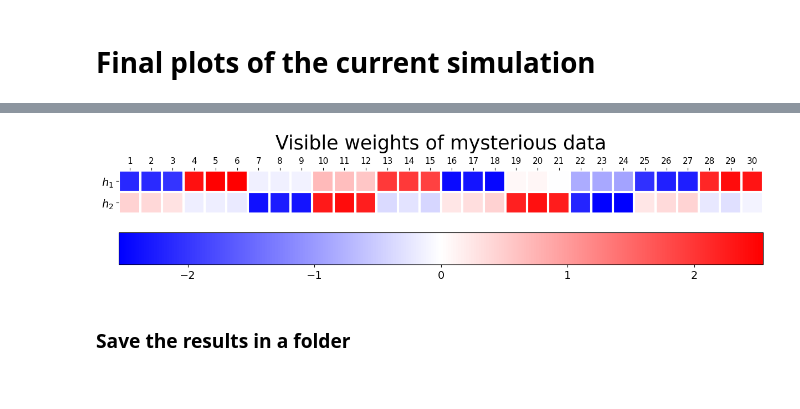
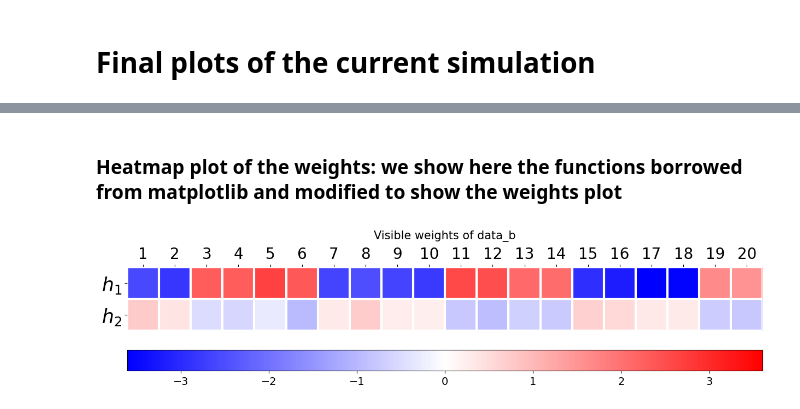
Before and after one commit to RiccardoTancredi/LaboratoryOfComputationalPhysics-Mod.B, a Jupyter notebook: E2/group2301_exercise2.ipynb, the cells around one changed output, grey strips where cells are left out. Saved outputs shown, nothing was run; the diff lists cells and outputs as text; code cells hidden in the pictures.

```diff
--- a/E2/group2301_exercise2.ipynb
+++ b/E2/group2301_exercise2.ipynb
@@ -563,7 +578,7 @@ n = CD
 t = 1
 
 #rate, for calculating stuff
-printrate = 1
+printrate = 10
 
 # Number of epochs
 epochs = Number_of_epochs
@@ -583,7 +598,7 @@ else:
 print('===================================================')
 for epoch in range(epochs):
     # aggregate normalization of batch statistics and learning rate
-    t = 1 # Adam time reset at each epoch
+    # t = 1 # Adam time reset at each epoch
     for k in range(N):
         if m==0:
             # initialize averages in miniblock
@@ -678,11 +693,11 @@ for epoch in range(epochs):
         sco_temp = our_score(v1) if data == "b" else our_score_mysterious(v1)
         score.append(sco_temp)
 
-        # # Log-likelihood update
-        # log_temp = log_likelihood(w, a, b, v0-mu_c, hfin-lambda_c)
-        # log_res.append(log_temp)
+        # Log-likelihood update
+        log_temp = log_likelihood(w, a, b, v0-mu_c, hfin-lambda_c)
+        log_res.append(log_temp)
 
-        # print(f"logl = {log_temp}, score = {sco_temp}")
+        print(f"logl = {log_temp}, score = {sco_temp}")
 
     # randomize the order of input data
     np.random.shuffle(v)
@@ -884,8 +881,10 @@ df["entropy"] = entropy
+# %% [markdown]
+### **Heatmap plot of the weights**: we show here the functions borrowed from matplotlib and modified to show the weights plot
 # %%
 # Functions taken from https://matplotlib.org/stable/gallery/images_contours_and_fields/image_annotated_heatmap.html
 
 
-title = "Visible weights of mysterious data"
+title = "Visible weights of data_b"
 def heatmap(data, row_labels, col_labels, ax=None,
             cbar_kw=None, cbarlabel="", **kwargs):
 
@@ -900,15 +899,15 @@ def heatmap(data, row_labels, col_labels, ax=None,
 
 
     # Create colorbar
-    cbar = ax.figure.colorbar(im, ax=ax, location = "bottom", pad = 0.03,**cbar_kw)
+    cbar = ax.figure.colorbar(im, ax=ax, location = "bottom", pad=0.03, aspect=30, **cbar_kw)
     cbar.ax.set_ylabel(cbarlabel, rotation=-90, va="bottom")
 
     # Show all ticks and label them with the respective list entries.
     ax.set_xticks(np.arange(data.shape[1]), labels=col_labels)
-    ax.set_yticks(np.arange(data.shape[0]), labels=row_labels)
+    ax.set_yticks(np.arange(data.shape[0]), labels=row_labels, fontsize=25)
 
 
-    ax.set_xlabel(title, labelpad = 10, fontsize=25)
+    ax.set_xlabel(title, labelpad = 10, fontsize=15)
     ax.xaxis.set_label_position('top')
 
     # Let the horizontal axes labeling appear on top.
@@ -917,7 +916,7 @@ def heatmap(data, row_labels, col_labels, ax=None,
 
     # Rotate the tick labels and set their alignment.
     plt.setp(ax.get_xticklabels(), rotation=0,
-             rotation_mode="anchor", fontsize = 11)
+             rotation_mode="anchor", fontsize=20)
 
     # Turn spines off and create white grid.
     ax.spines[:].set_visible(False)
@@ -988,16 +987,16 @@ def annotate_heatmap(im, data=None, valfmt="{x:.2f}",
 
     return texts
 # %%
-fig, ax = plt.subplots(figsize=(15,15))
-fig.set_size_inches = (15,5)
+draw_weigths = True
+if draw_weigths:
+    fig, ax = plt.subplots(figsize=(15,15))
+    fig.set_size_inches = (15,5)
 
-bits = np.arange(1,31)
-hidden_variables = ["$h_1$","$h_2$"]
-im, cbar = heatmap(w.T, hidden_variables, bits, ax=ax,cmap="bwr", norm=mplt.colors.CenteredNorm())
+    bits = np.arange(1,21)
+    hidden_variables = ["$h_1$","$h_2$"]
+    im, cbar = heatmap(w.T, hidden_variables, bits, ax=ax,cmap="bwr", norm=mplt.colors.CenteredNorm())
 
-plt.savefig("mysterious_data_weights.png",bbox_inches="tight")
-plt.show()
+    # plt.savefig("data_weights.png",bbox_inches="tight")
+    plt.show()
 # %% [output]
-[figure, old version]
+[figure, new version]
-# %% [markdown]
-### Save the results in a folder
```
Also changed, not shown: parts of 31 cells of this notebook, 5 other files.
